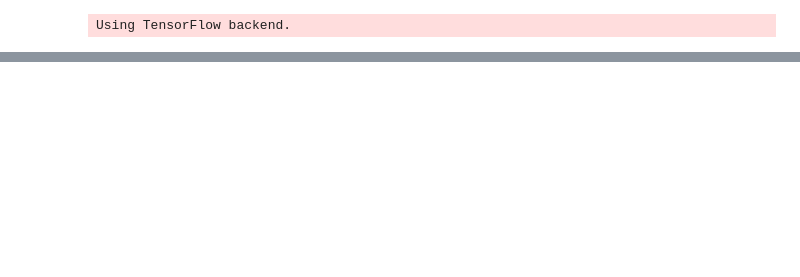
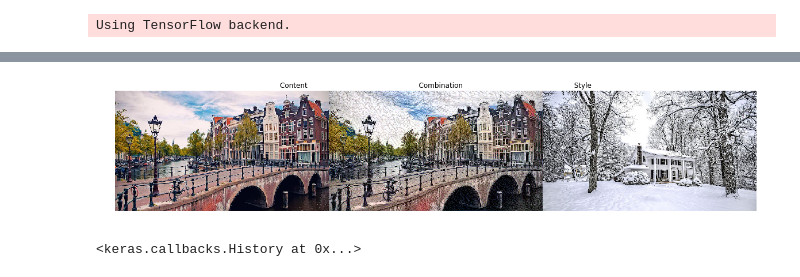
Before and after one commit to rragundez/deep-painting, a Jupyter notebook: style_transfer.ipynb, the cells around one changed output, grey strips where cells are left out. Drawn from its saved outputs; the diff is of its cells as text; code cells hidden in the pictures; blank space fills up the shorter version.

```diff
--- a/style_transfer.ipynb
+++ b/style_transfer.ipynb
@@ -211,3 +180,5 @@ model.compile(Adam(lr=1), loss=losses, loss_weights=loss_weights)
+# %%
+style_gram_matrices = get_content_features_and_gram_matrix(style_img)[1:]
 # %%
 from keras.callbacks import Callback
 
@@ -219,23 +190,25 @@ class ShowCombination(Callback):
     def on_epoch_end(self, epoch, logs={}):
         content_img = preprocess_image_array(self.content_img)
         style_img = preprocess_image_array(self.style_img)
-        combination_img = np.squeeze(self.model.predict_on_batch([content_img, style_img])[0])
-        combination_img = deprocess_image_array(combination_img)
+        combination_img = deprocess_image_array(self.model.get_layer('combination_tsr').get_weights()[0])
         plt.imshow(np.hstack((self.content_img, combination_img, self.style_img)))
         plt.axis('off')
         plt.title('Content' + ' ' * 50 + 'Combination' + ' ' * 50 + 'Style')
         plt.show()
+# %%
+def input_generator(content_features, style_gram_matrices):
+    dummy = np.expand_dims(content_img, axis=0)
+    content_features_and_style_gram_matrices = [content_features] + style_gram_matrices
+    while True:
+        yield dummy,  content_features_and_style_gram_matrices
+# %%
+LEARNING_RATE = 1
+model = get_model(content_img, CONTENT_WEIGHT, STYLE_WEIGHT, learning_rate=LEARNING_RATE)
 # %%
-def input_generator(content_img, style_img):
-    content_img = preprocess_image_array(content_img)
-    style_img = preprocess_image_array(style_img)
-    while True:
-        yield [content_img, style_img], [content_img] * 7
-
 epochs = 1
-samples_per_epoch = 1000
+samples_per_epoch = 100
 model.fit_generator(
-    input_generator(content_img, style_img),
+    input_generator(content_features, style_gram_matrices),
     epochs=epochs,
     steps_per_epoch=samples_per_epoch,
     verbose=1,
@@ -245,0 +220,2 @@ Epoch 1/1
+[figure, added]
+<keras.callbacks.History at 0x...>
```
Also changed, not shown: parts of 13 cells of this notebook, 1 other file.
